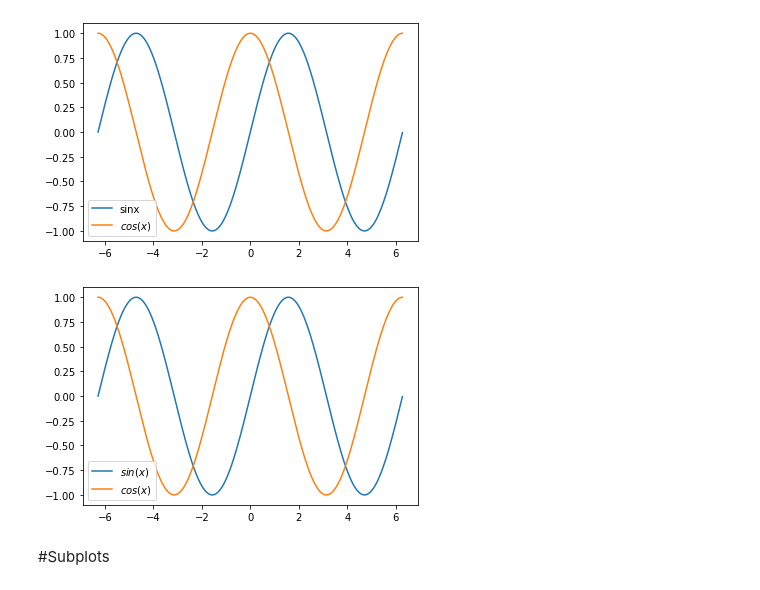
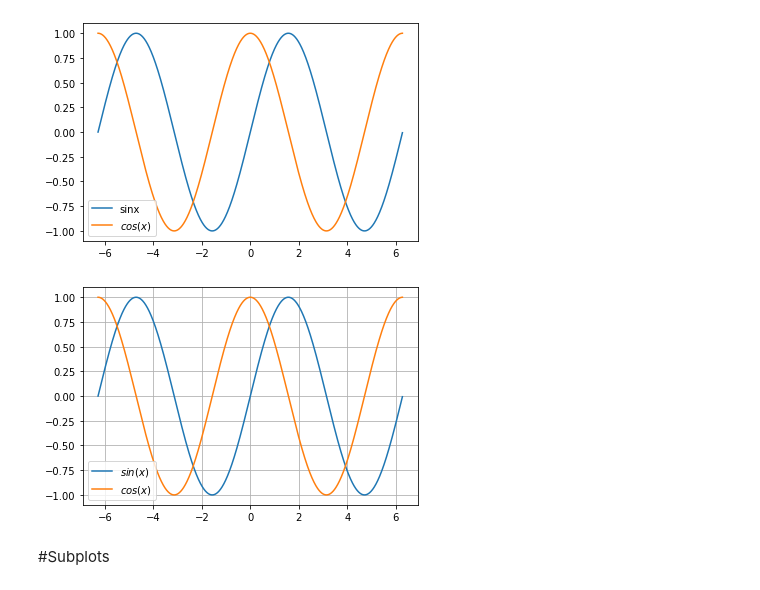
Before and after one commit to dasuntheekshanagit/COMLab, a Jupyter notebook: COMMATPLOT.ipynb, the cells around one changed output. Drawn from its saved outputs; the diff is of its cells as text; code cells hidden in the pictures.

```diff
--- a/COMMATPLOT.ipynb
+++ b/COMMATPLOT.ipynb
@@ -60,10 +60,11 @@ plt.show()
 # %%
 plt.plot(x,y1)
 plt.plot(x,y2)
 plt.legend(["$sin(x)$","$cos(x)$"])
+plt.grid()
 plt.show()
 # %% [output]
-[figure, old version]
+[figure, new version]
 # %% [markdown]
 #Subplots
 # %%
```
Also changed, not shown: parts of 1 cell of this notebook.
